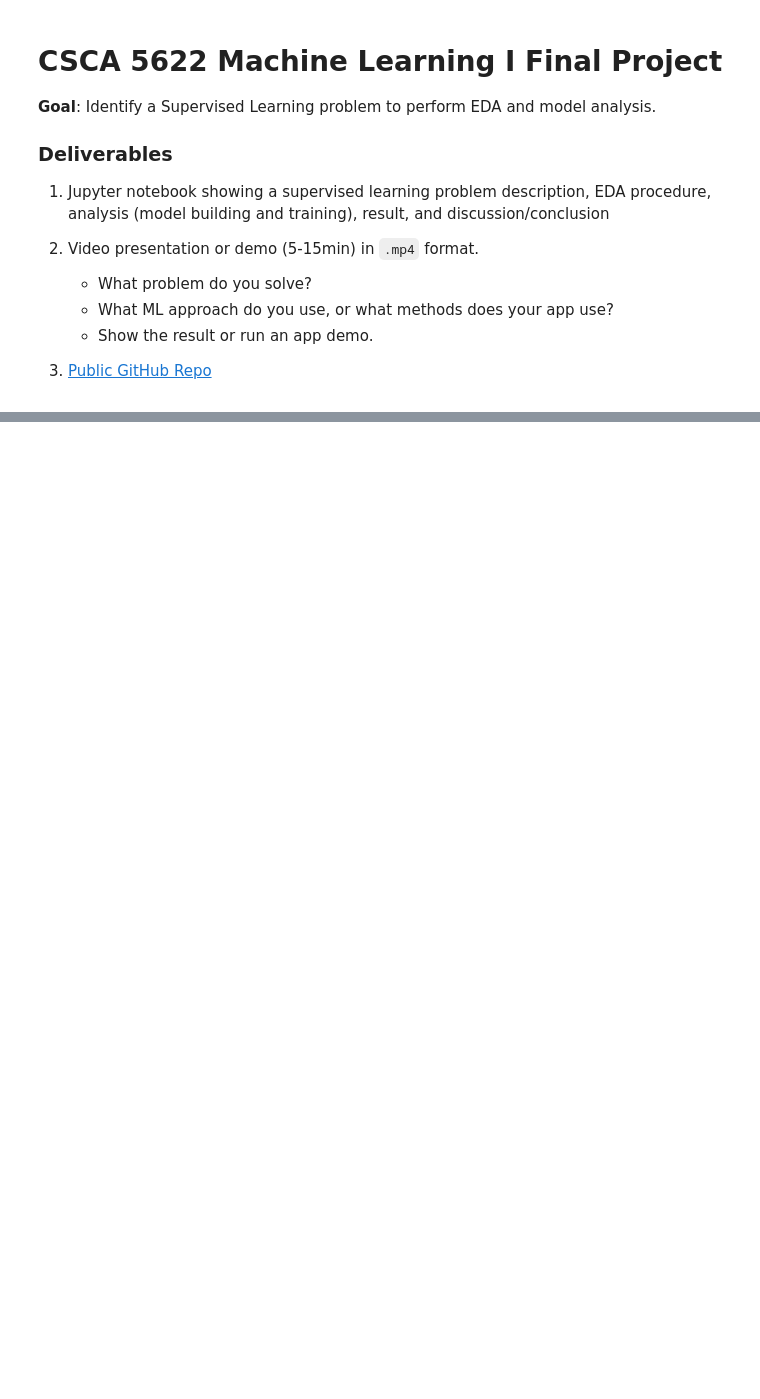
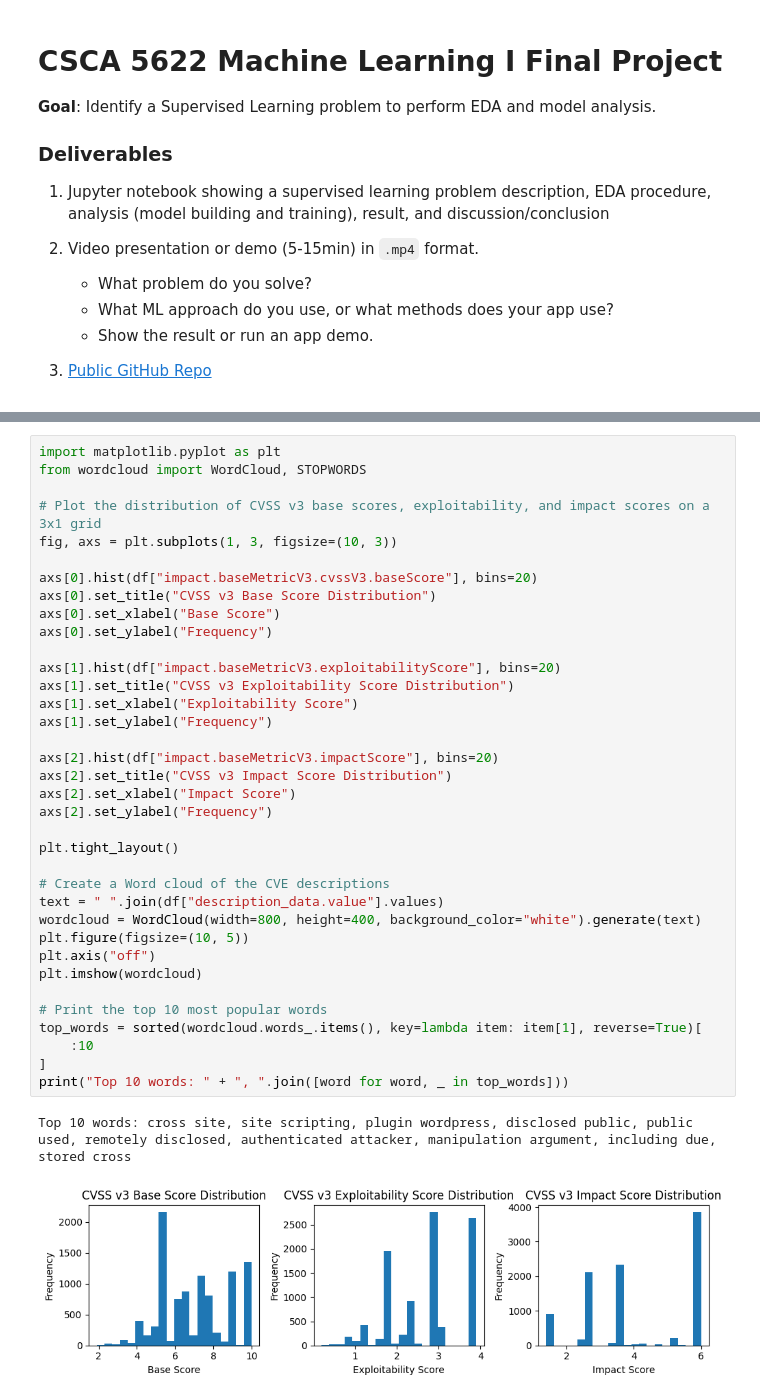
Before and after one commit to davidhwilliams/CSCA-5622-ML-I-Final, a Jupyter notebook: final.ipynb, the cells around one changed output, grey strips where cells are left out. Saved outputs shown, nothing was run; the diff lists cells and outputs as text; blank space fills up the shorter version.

Commit message:
Add data processing and model training

```diff
--- a/final.ipynb
+++ b/final.ipynb
@@ -108,0 +152,39 @@ from sklearn.model_selection import train_test_split
+# %%
+import matplotlib.pyplot as plt
+from wordcloud import WordCloud, STOPWORDS
+
+# Plot the distribution of CVSS v3 base scores, exploitability, and impact scores on a 3x1 grid
+fig, axs = plt.subplots(1, 3, figsize=(10, 3))
+
+axs[0].hist(df["impact.baseMetricV3.cvssV3.baseScore"], bins=20)
+axs[0].set_title("CVSS v3 Base Score Distribution")
+axs[0].set_xlabel("Base Score")
+axs[0].set_ylabel("Frequency")
+
+axs[1].hist(df["impact.baseMetricV3.exploitabilityScore"], bins=20)
+axs[1].set_title("CVSS v3 Exploitability Score Distribution")
+axs[1].set_xlabel("Exploitability Score")
+axs[1].set_ylabel("Frequency")
+
+axs[2].hist(df["impact.baseMetricV3.impactScore"], bins=20)
+axs[2].set_title("CVSS v3 Impact Score Distribution")
+axs[2].set_xlabel("Impact Score")
+axs[2].set_ylabel("Frequency")
+
+plt.tight_layout()
+
+# Create a Word cloud of the CVE descriptions
+text = " ".join(df["description_data.value"].values)
+wordcloud = WordCloud(width=800, height=400, background_color="white").generate(text)
+plt.figure(figsize=(10, 5))
+plt.axis("off")
+plt.imshow(wordcloud)
+
+# Print the top 10 most popular words
+top_words = sorted(wordcloud.words_.items(), key=lambda item: item[1], reverse=True)[
+    :10
+]
+print("Top 10 words: " + ", ".join([word for word, _ in top_words]))
+# %% [output]
+Top 10 words: cross site, site scripting, plugin wordpress, disclosed public, public used, remotely disclosed, authenticated attacker, manipulation argument, including due, stored cross
+[figure, added]
```
Also changed, not shown: parts of 18 cells of this notebook, 1 other file.
